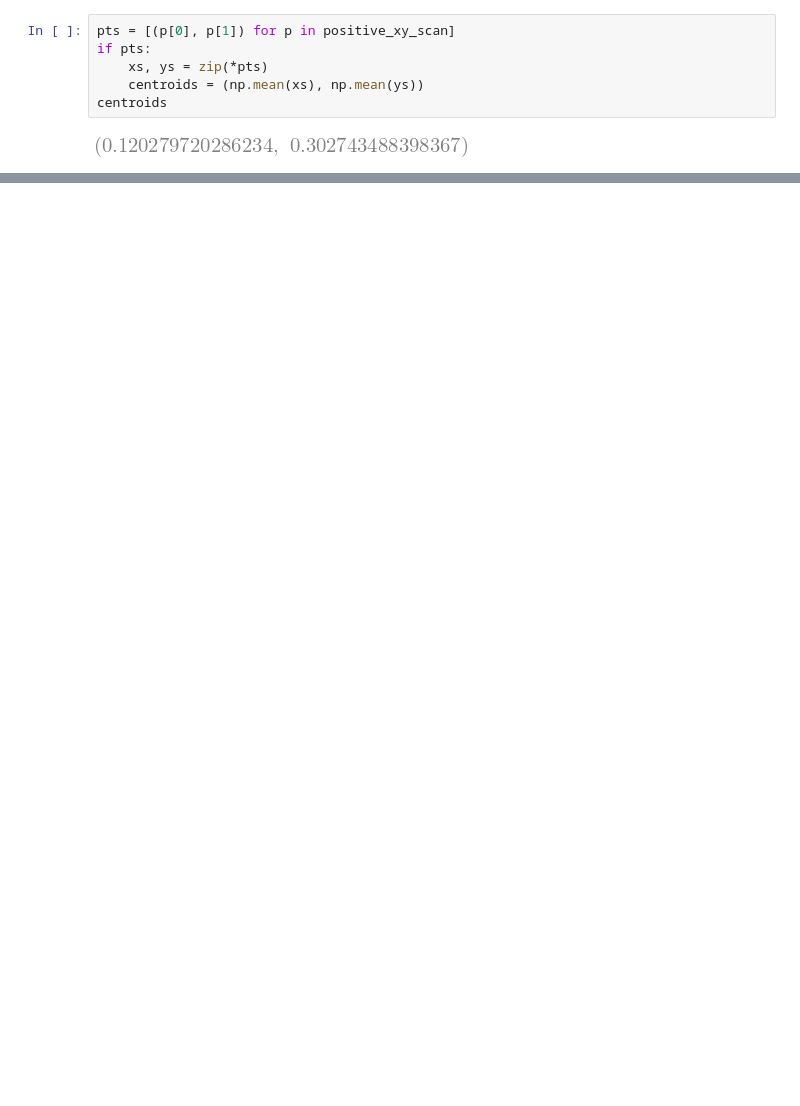
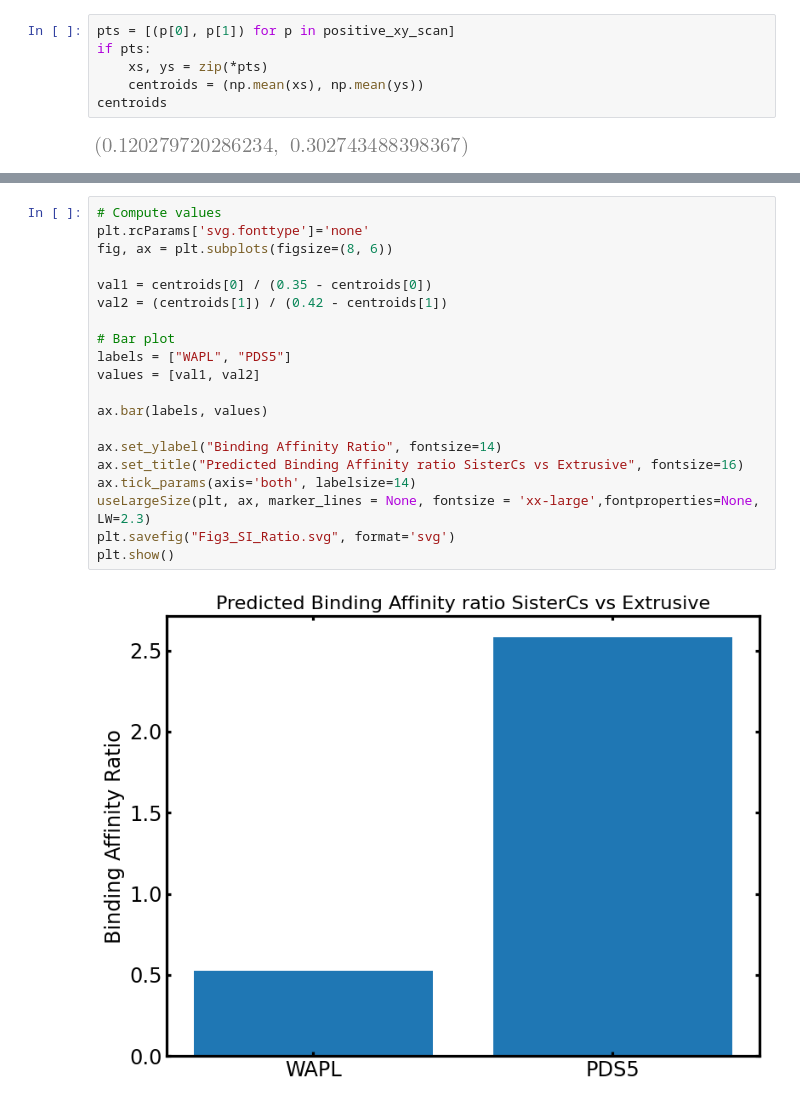
Before and after one commit to Fudenberg-Research-Group/sister-cohesin-dynamics, a Jupyter notebook: Step1_Find_centroid/CRN_centroid.ipynb, the cells around one changed output, grey strips where cells are left out. Cells and saved outputs as stored; diff of their text form; blank space fills up the shorter version.

```diff
--- a/Step1_Find_centroid/CRN_centroid.ipynb
+++ b/Step1_Find_centroid/CRN_centroid.ipynb
@@ -211,0 +249,22 @@ plt.show()
+# %%
+# Compute values
+plt.rcParams['svg.fonttype']='none'
+fig, ax = plt.subplots(figsize=(8, 6))
+
+val1 = centroids[0] / (0.35 - centroids[0])
+val2 = (centroids[1]) / (0.42 - centroids[1])
+
+# Bar plot
+labels = ["WAPL", "PDS5"]
+values = [val1, val2]
+
+ax.bar(labels, values)
+
+ax.set_ylabel("Binding Affinity Ratio", fontsize=14)
+ax.set_title("Predicted Binding Affinity ratio SisterCs vs Extrusive", fontsize=16)
+ax.tick_params(axis='both', labelsize=14)
+useLargeSize(plt, ax, marker_lines = None, fontsize = 'xx-large',fontproperties=None, LW=2.3)
+plt.savefig("Fig3_SI_Ratio.svg", format='svg')
+plt.show()
+# %% [output]
+[figure, added]
```
Also changed, not shown: parts of 4 cells of this notebook, 15 other files.
